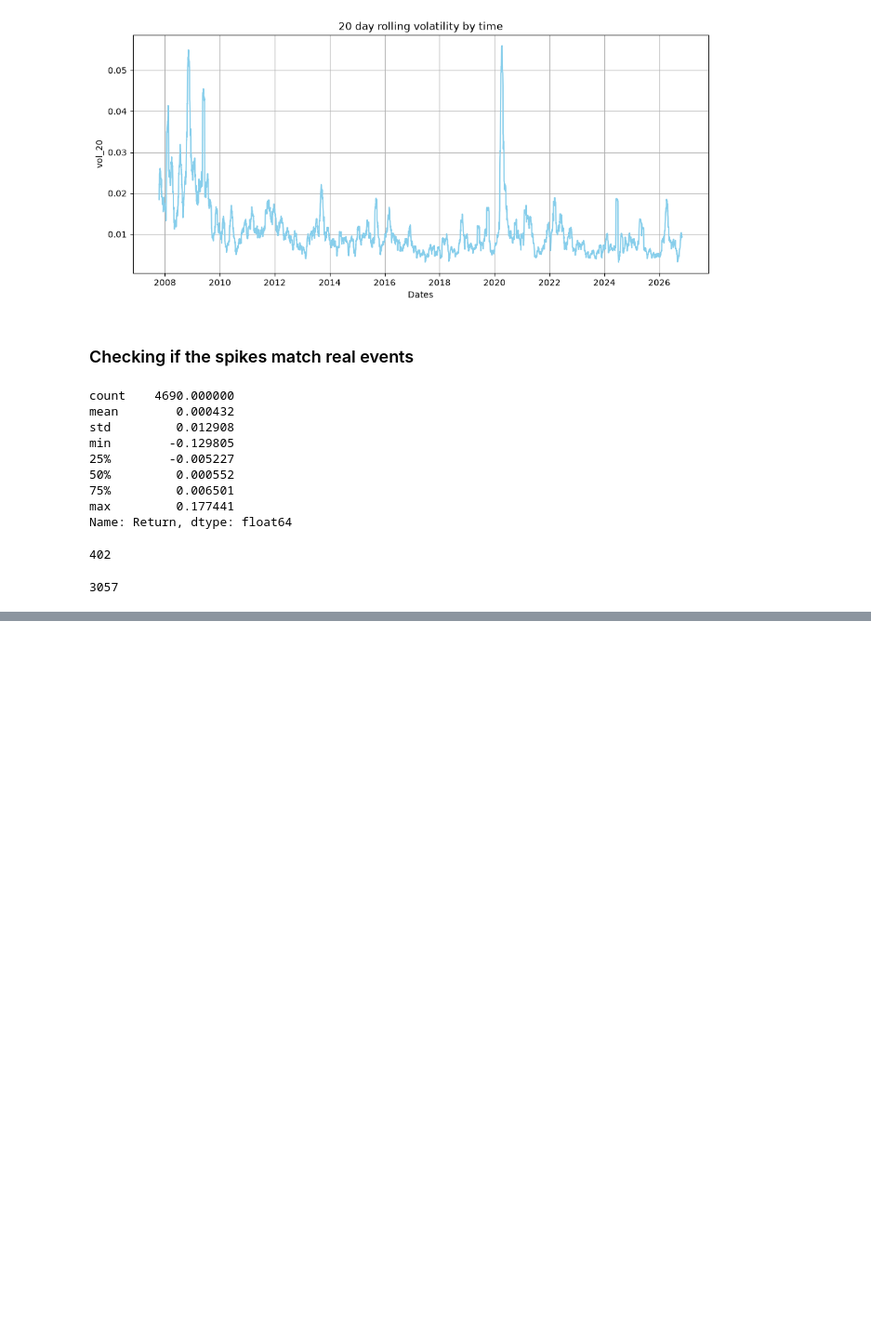
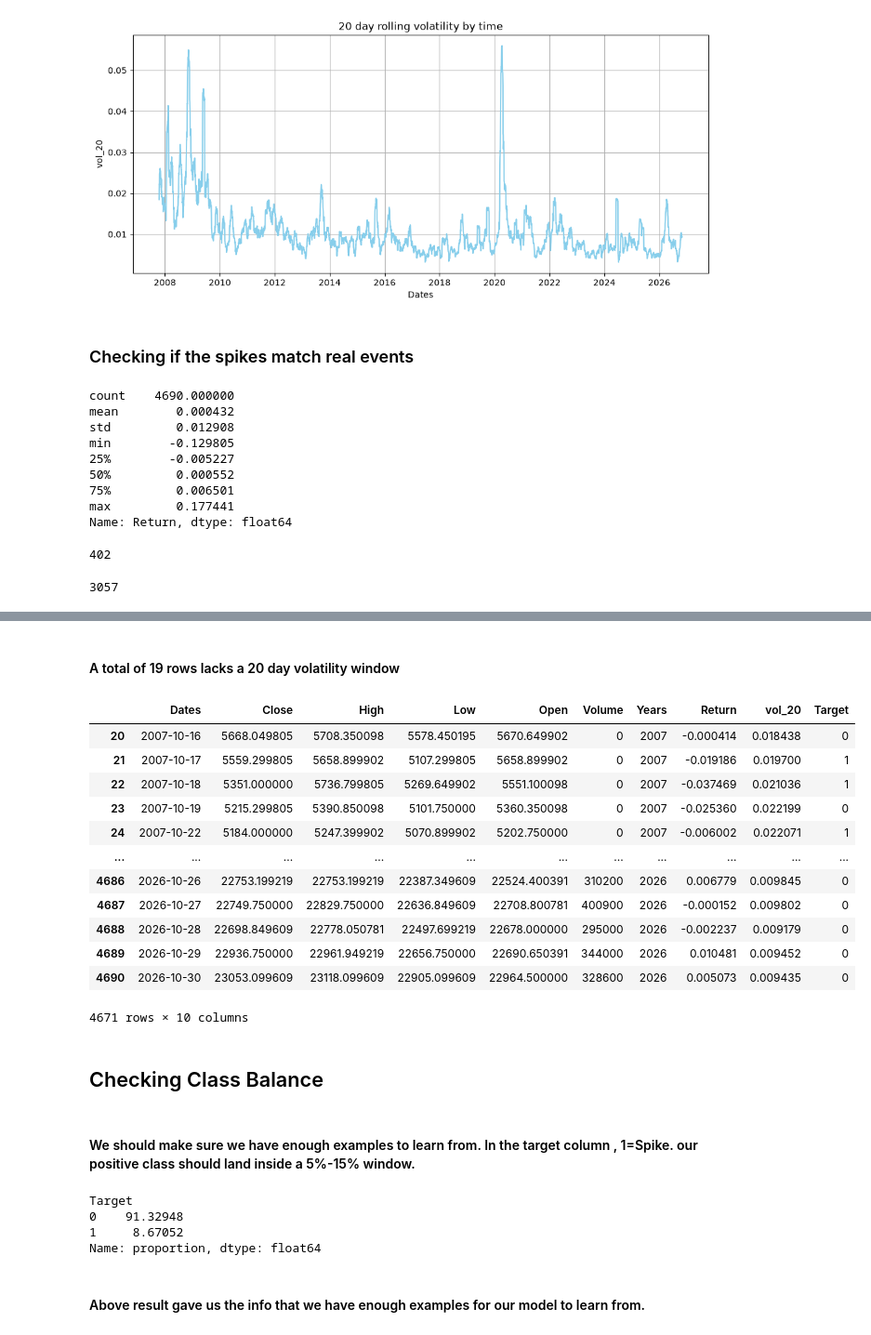
Before and after one commit to sanushx3/vol-spike-alert, a Jupyter notebook: notebooks/01.EDA.ipynb, the cells around one changed output, grey strips where cells are left out. Shown at 93% size. Drawn from its saved outputs; the diff is of its cells as text; code cells hidden in the pictures; blank space fills up the shorter version.

```diff
--- a/notebooks/01.EDA.ipynb
+++ b/notebooks/01.EDA.ipynb
@@ -247,0 +262,2 @@ Name: 3057, dtype: object
+# %% [markdown]
+#### A total of 19 rows lacks a 20 day volatility window
@@ -247,0 +267,29 @@ Name: 3057, dtype: object
+# %%
+df_model
+# %% [output]
+|  | Dates | Close | High | Low | Open | Volume | Years | Return | vol_20 | Target |
+| 20 | 2007-10-16 | 5668.049805 | 5708.350098 | 5578.450195 | 5670.649902 | 0 | 2007 | -0.000414 | 0.018438 | 0 |
+| 21 | 2007-10-17 | 5559.299805 | 5658.899902 | 5107.299805 | 5658.899902 | 0 | 2007 | -0.019186 | 0.019700 | 1 |
+| 22 | 2007-10-18 | 5351.000000 | 5736.799805 | 5269.649902 | 5551.100098 | 0 | 2007 | -0.037469 | 0.021036 | 1 |
+| 23 | 2007-10-19 | 5215.299805 | 5390.850098 | 5101.750000 | 5360.350098 | 0 | 2007 | -0.025360 | 0.022199 | 0 |
+| 24 | 2007-10-22 | 5184.000000 | 5247.399902 | 5070.899902 | 5202.750000 | 0 | 2007 | -0.006002 | 0.022071 | 1 |
+| ... | ... | ... | ... | ... | ... | ... | ... | ... | ... | ... |
+| 4686 | 2026-10-26 | 22753.199219 | 22753.199219 | 22387.349609 | 22524.400391 | 310200 | 2026 | 0.006779 | 0.009845 | 0 |
+| 4687 | 2026-10-27 | 22749.750000 | 22829.750000 | 22636.849609 | 22708.800781 | 400900 | 2026 | -0.000152 | 0.009802 | 0 |
+| 4688 | 2026-10-28 | 22698.849609 | 22778.050781 | 22497.699219 | 22678.000000 | 295000 | 2026 | -0.002237 | 0.009179 | 0 |
+| 4689 | 2026-10-29 | 22936.750000 | 22961.949219 | 22656.750000 | 22690.650391 | 344000 | 2026 | 0.010481 | 0.009452 | 0 |
+| 4690 | 2026-10-30 | 23053.099609 | 23118.099609 | 22905.099609 | 22964.500000 | 328600 | 2026 | 0.005073 | 0.009435 | 0 |
+4671 rows × 10 columns
+# %% [markdown]
+## Checking Class Balance
+# %% [markdown]
+#### We should make sure we have enough examples to learn from. In the target column , 1=Spike. our positive class should land inside a 5%-15% window.
+# %%
+print(df_model["Target"].value_counts(normalize=True) * 100)
+# %% [output]
+Target
+0    91.32948
+1     8.67052
+Name: proportion, dtype: float64
+# %% [markdown]
+#### Above result gave us the info that we have enough examples for our model to learn from.
```
Also changed, not shown: parts of 14 cells of this notebook.
